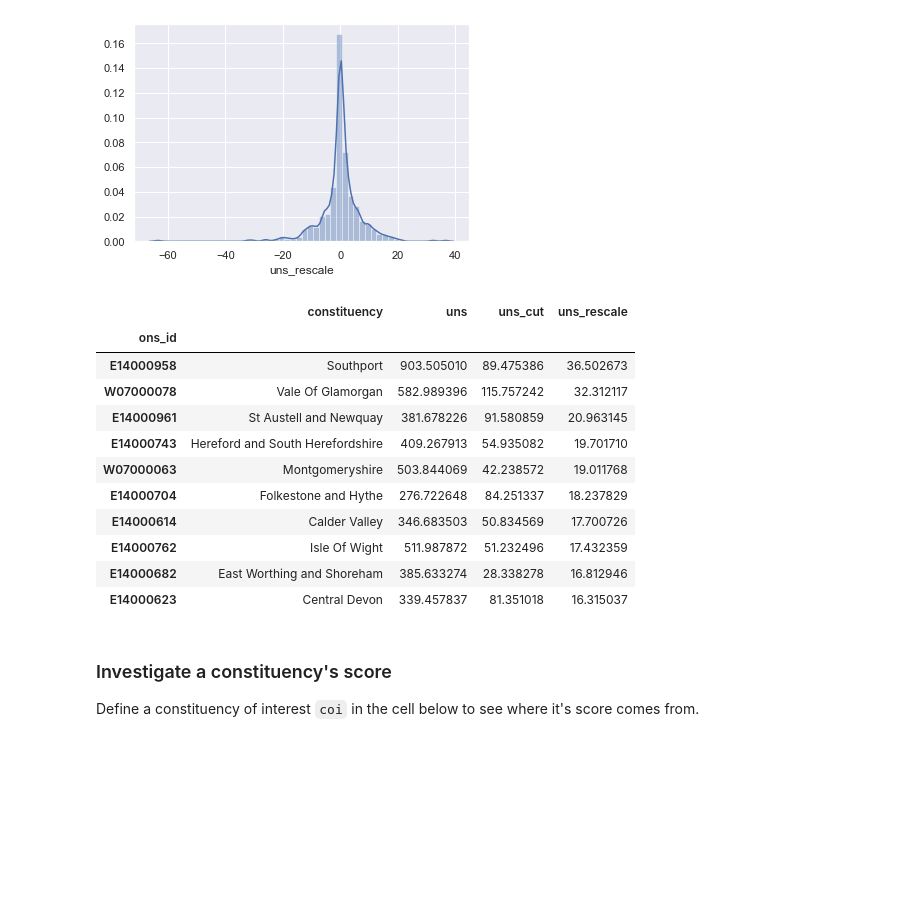
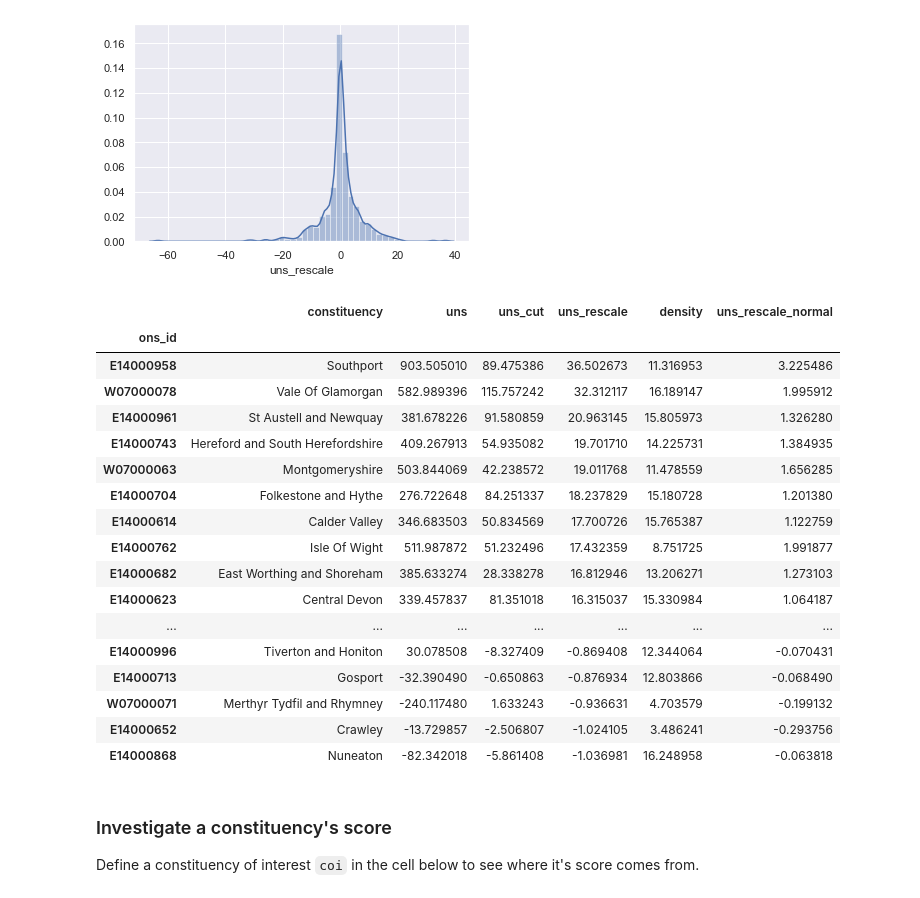
Before and after one commit to velocirobbie/labour-campaigns, a Jupyter notebook: cutoff_compare.ipynb, the cells around one changed output. Cells and saved outputs as stored; diff of their text form; code cells hidden in the pictures; blank space fills up the shorter version.

```diff
--- a/cutoff_compare.ipynb
+++ b/cutoff_compare.ipynb
@@ -207,13 +216,21 @@ def calc_campaign_conf(demographic_data, constit_score,
     #assert np.all( demographic_data.index == constit_score.index )
     significance = calc_significance_matrix(demographic_data, constit_score, dist_func, **kwargs)
     return pd.Series(np.sum(significance,1),index=constits_id)
+
+def calc_local_density(demographic_data, dist_func=distance, **kwargs):
+    X_scaled      = preprocessing.scale(demographic_data)
+    dist_matrix   = dist_func(X_scaled, **kwargs)
+    local_density = np.zeros(dist_matrix.shape)
+    np.divide(np.ones(dist_matrix.shape), dist_matrix, where=dist_matrix!=0,
+             out=local_density)
+    return pd.Series(np.sum(local_density,1),index=constits_id)
 # %%
 cutoff = 1
 results = pd.DataFrame({
                         'constituency': constits_name,
                         'uns': calc_campaign_conf(demographic_data, scores['uns']),
                         'uns_cut': calc_campaign_conf(demographic_data, scores['uns'],distance_cutoff, cutoff=cutoff),
-                        'uns_rescale': calc_campaign_conf(demographic_data, scores['uns'],distance_rescale, exponent=10)
+                        'uns_rescale': calc_campaign_conf(demographic_data, scores['uns'],distance_rescale, exponent=10),
                        }, index = constits_id)
 results.head()
 # %% [output]
@@ -224,3 +241,10 @@ results.head()
 | E14000832 | Newcastle Upon Tyne East | 5.107099 | 0.000000 | -0.099379 |
 | E14000833 | Newcastle Upon Tyne North | -86.876725 | 2.787251 | -0.537045 |
 | E14000982 | Sunderland Central | -207.788400 | 0.000000 | -1.390275 |
+# %%
+local_density = calc_local_density(demographic_data,dist_func=distance_rescale,exponent=10)
+local_density = pd.DataFrame({'constituency': constits_name,
+                   'density': local_density})
+results['density'] = local_density['density']
+results['uns_rescale_normal'] = results['uns_rescale'] / local_density['density']
+results.sort_values('uns_rescale_normal',ascending=False)
@@ -250,20 +303,26 @@ sns.distplot(results['uns_rescale'])
 <matplotlib.axes._subplots.AxesSubplot at 0x...>
 [figure]
 # %%
-results.sort_values('uns_rescale',ascending=False).head(10)
+results.sort_values('uns_rescale',ascending=False)
 # %% [output]
-|  | constituency | uns | uns_cut | uns_rescale |
-| ons_id |  |  |  |  |
-| E14000958 | Southport | 903.505010 | 89.475386 | 36.502673 |
-| W07000078 | Vale Of Glamorgan | 582.989396 | 115.757242 | 32.312117 |
-| E14000961 | St Austell and Newquay | 381.678226 | 91.580859 | 20.963145 |
-| E14000743 | Hereford and South Herefordshire | 409.267913 | 54.935082 | 19.701710 |
-| W07000063 | Montgomeryshire | 503.844069 | 42.238572 | 19.011768 |
-| E14000704 | Folkestone and Hythe | 276.722648 | 84.251337 | 18.237829 |
-| E14000614 | Calder Valley | 346.683503 | 50.834569 | 17.700726 |
-| E14000762 | Isle Of Wight | 511.987872 | 51.232496 | 17.432359 |
-| E14000682 | East Worthing and Shoreham | 385.633274 | 28.338278 | 16.812946 |
-| E14000623 | Central Devon | 339.457837 | 81.351018 | 16.315037 |
+|  | constituency | uns | uns_cut | uns_rescale | density | uns_rescale_normal |
+| ons_id |  |  |  |  |  |  |
+| E14000958 | Southport | 903.505010 | 89.475386 | 36.502673 | 11.316953 | 3.225486 |
+| W07000078 | Vale Of Glamorgan | 582.989396 | 115.757242 | 32.312117 | 16.189147 | 1.995912 |
+| E14000961 | St Austell and Newquay | 381.678226 | 91.580859 | 20.963145 | 15.805973 | 1.326280 |
+| E14000743 | Hereford and South Herefordshire | 409.267913 | 54.935082 | 19.701710 | 14.225731 | 1.384935 |
+| W07000063 | Montgomeryshire | 503.844069 | 42.238572 | 19.011768 | 11.478559 | 1.656285 |
+| E14000704 | Folkestone and Hythe | 276.722648 | 84.251337 | 18.237829 | 15.180728 | 1.201380 |
+| E14000614 | Calder Valley | 346.683503 | 50.834569 | 17.700726 | 15.765387 | 1.122759 |
+| E14000762 | Isle Of Wight | 511.987872 | 51.232496 | 17.432359 | 8.751725 | 1.991877 |
+| E14000682 | East Worthing and Shoreham | 385.633274 | 28.338278 | 16.812946 | 13.206271 | 1.273103 |
+| E14000623 | Central Devon | 339.457837 | 81.351018 | 16.315037 | 15.330984 | 1.064187 |
+| ... | ... | ... | ... | ... | ... | ... |
+| E14000996 | Tiverton and Honiton | 30.078508 | -8.327409 | -0.869408 | 12.344064 | -0.070431 |
+| E14000713 | Gosport | -32.390490 | -0.650863 | -0.876934 | 12.803866 | -0.068490 |
+| W07000071 | Merthyr Tydfil and Rhymney | -240.117480 | 1.633243 | -0.936631 | 4.703579 | -0.199132 |
+| E14000652 | Crawley | -13.729857 | -2.506807 | -1.024105 | 3.486241 | -0.293756 |
+| E14000868 | Nuneaton | -82.342018 | -5.861408 | -1.036981 | 16.248958 | -0.063818 |
 # %%
 def list_similar(constit, N=5):
     index = id_to_index[constit]
```
Also changed, not shown: parts of 22 cells of this notebook, 1 other file.
